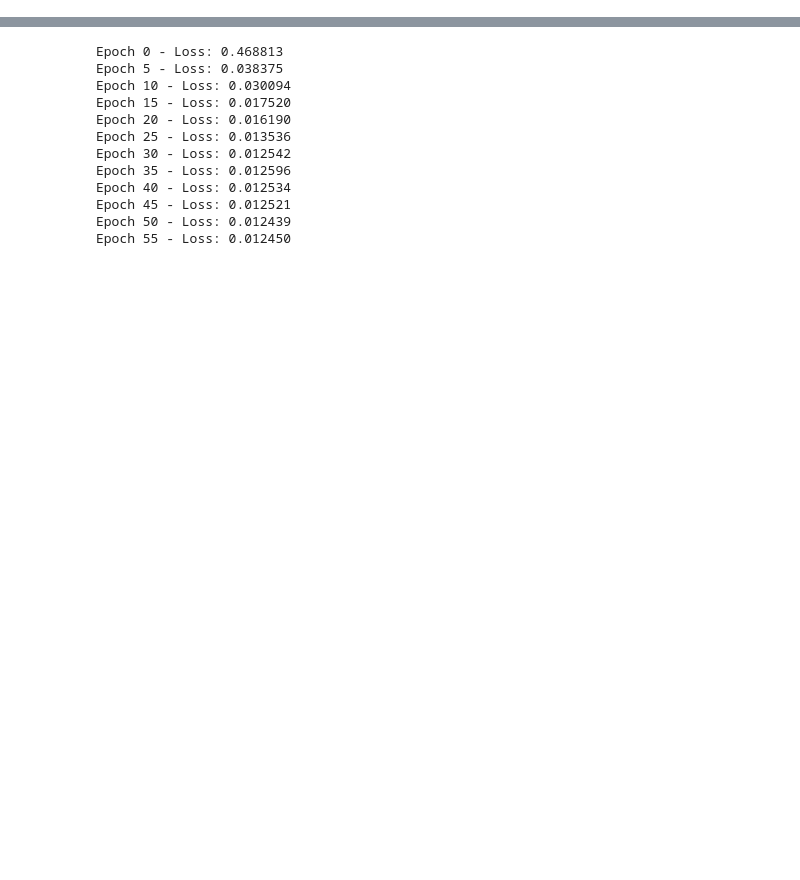
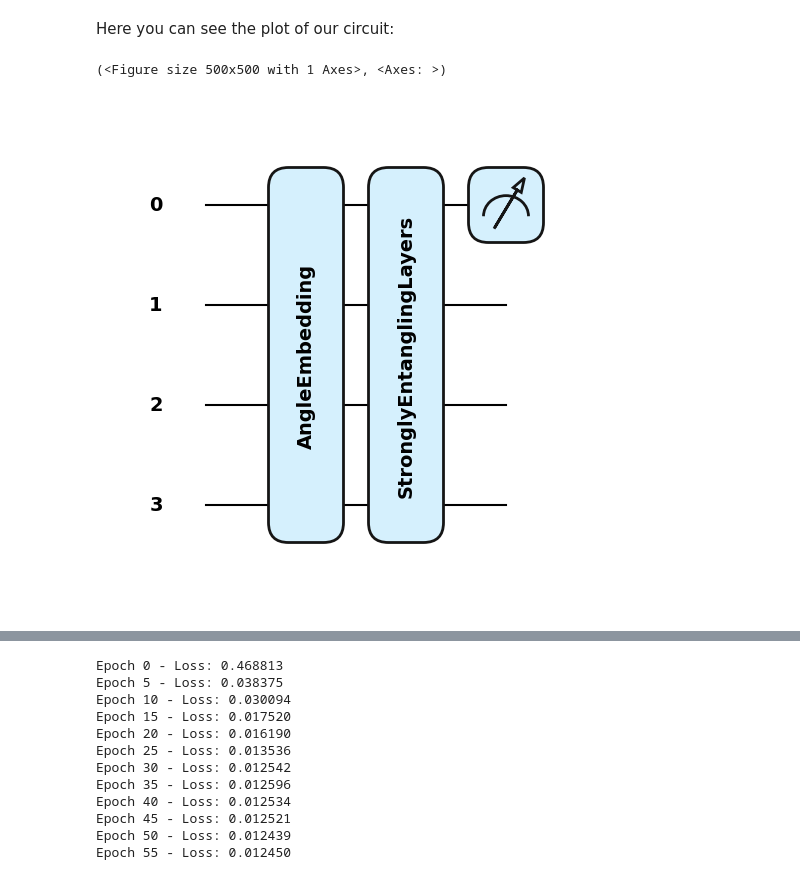
Before and after one commit to QARS-Womanium/QARS-Initial, a Jupyter notebook: Task4_sine function.ipynb, the cells around one changed output, grey strips where cells are left out. Saved outputs shown, nothing was run; the diff lists cells and outputs as text; code cells hidden in the pictures; blank space fills up the shorter version.

```diff
--- a/Task4_sine function.ipynb
+++ b/Task4_sine function.ipynb
@@ -46,0 +92,7 @@ def circuit(weights, data):
+# %% [markdown]
+Here you can see the plot of our circuit:
+# %%
+qml.draw_mpl(circuit, style='pennylane')([[[0,0,0], [0,0,0], [0,0,0], [0,0,0]]], [0,0,0,0])
+# %% [output]
+(<Figure size 500x500 with 1 Axes>, <Axes: >)
+[figure, added]
```
Also changed, not shown: parts of 36 cells of this notebook.
